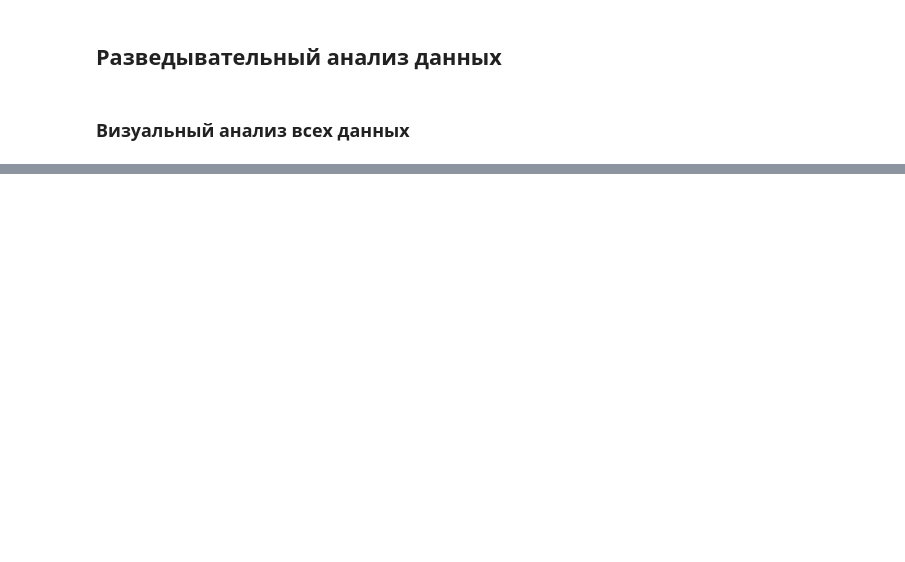
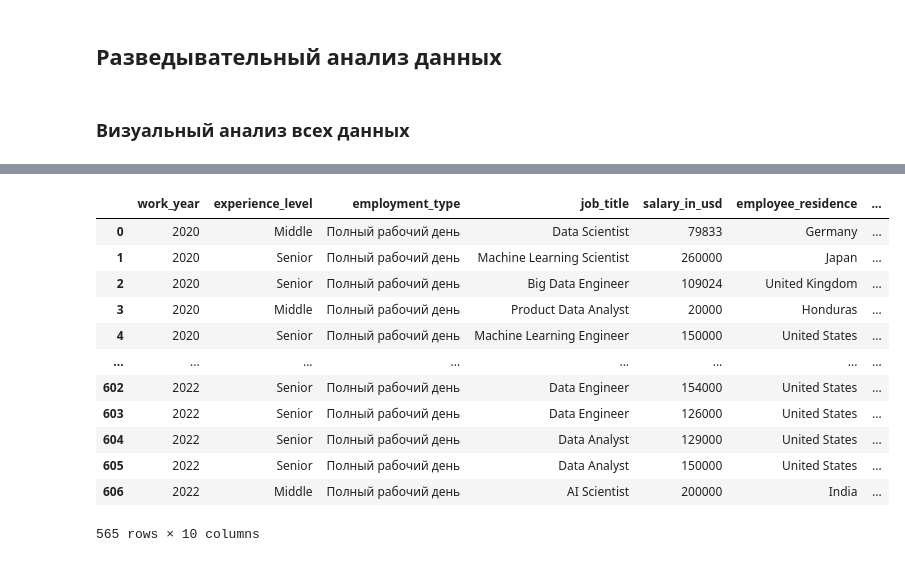
Before and after one commit to esta1d/Data_Science_learning, a Jupyter notebook: block-3/Educational_Materials/EDA-4. Статистические тесты/8. Практика. Статистические тесты в контексте EDA.ipynb, the cells around one changed output, grey strips where cells are left out. Drawn from its saved outputs; the diff is of its cells as text; code cells hidden in the pictures; blank space fills up the shorter version.

```diff
--- a/block-3/Educational_Materials/EDA-4. Статистические тесты/8. Практика. Статистические тесты в контексте EDA.ipynb
+++ b/block-3/Educational_Materials/EDA-4. Статистические тесты/8. Практика. Статистические тесты в контексте EDA.ipynb
@@ -141,0 +276,28 @@ fig
+# %%
+df['employee_residence'] = df['employee_residence'].apply(country_alpha2_to_country_name)
+df['company_location'] = df['company_location'].apply(country_alpha2_to_country_name)
+
+grouped_emp_res = df.groupby(by='employee_residence',as_index=False)['company_location'].count().rename(columns={'company_location': 'count'})
+grouped_comp_loc = df.groupby(by='company_location',as_index=False)['employee_residence'].count().rename(columns={'employee_residence': 'count'})
+
+px.choropleth(
+    grouped_emp_res,
+    locationmode='country names',
+    locations='employee_residence',
+    color='count',
+    color_continuous_scale=px.colors.diverging.Temps,
+    width=1000,
+    height=700,
+    title='Распределение соискателей по странам'
+).update_layout(coloraxis_colorbar_title='Количество<br>наблюдений').show()
+
+px.choropleth(
+    grouped_comp_loc,
+    locationmode='country names',
+    locations='company_location',
+    color='count',
+    color_continuous_scale=px.colors.diverging.Temps,
+    width=1000,
+    height=700,
+    title='Распределение работодателей по странам'
+).update_layout(coloraxis_colorbar_title='Количество<br>наблюдений').show()
@@ -141,0 +371,16 @@ fig
+# %%
+df
+# %% [output]
+|  | work_year | experience_level | employment_type | job_title | salary_in_usd | employee_residence | ... |
+| 0 | 2020 | Middle | Полный рабочий день | Data Scientist | 79833 | Germany | ... |
+| 1 | 2020 | Senior | Полный рабочий день | Machine Learning Scientist | 260000 | Japan | ... |
+| 2 | 2020 | Senior | Полный рабочий день | Big Data Engineer | 109024 | United Kingdom | ... |
+| 3 | 2020 | Middle | Полный рабочий день | Product Data Analyst | 20000 | Honduras | ... |
+| 4 | 2020 | Senior | Полный рабочий день | Machine Learning Engineer | 150000 | United States | ... |
+| ... | ... | ... | ... | ... | ... | ... | ... |
+| 602 | 2022 | Senior | Полный рабочий день | Data Engineer | 154000 | United States | ... |
+| 603 | 2022 | Senior | Полный рабочий день | Data Engineer | 126000 | United States | ... |
+| 604 | 2022 | Senior | Полный рабочий день | Data Analyst | 129000 | United States | ... |
+| 605 | 2022 | Senior | Полный рабочий день | Data Analyst | 150000 | United States | ... |
+| 606 | 2022 | Middle | Полный рабочий день | AI Scientist | 200000 | India | ... |
+565 rows × 10 columns
```
Also changed, not shown: parts of 18 cells of this notebook.
